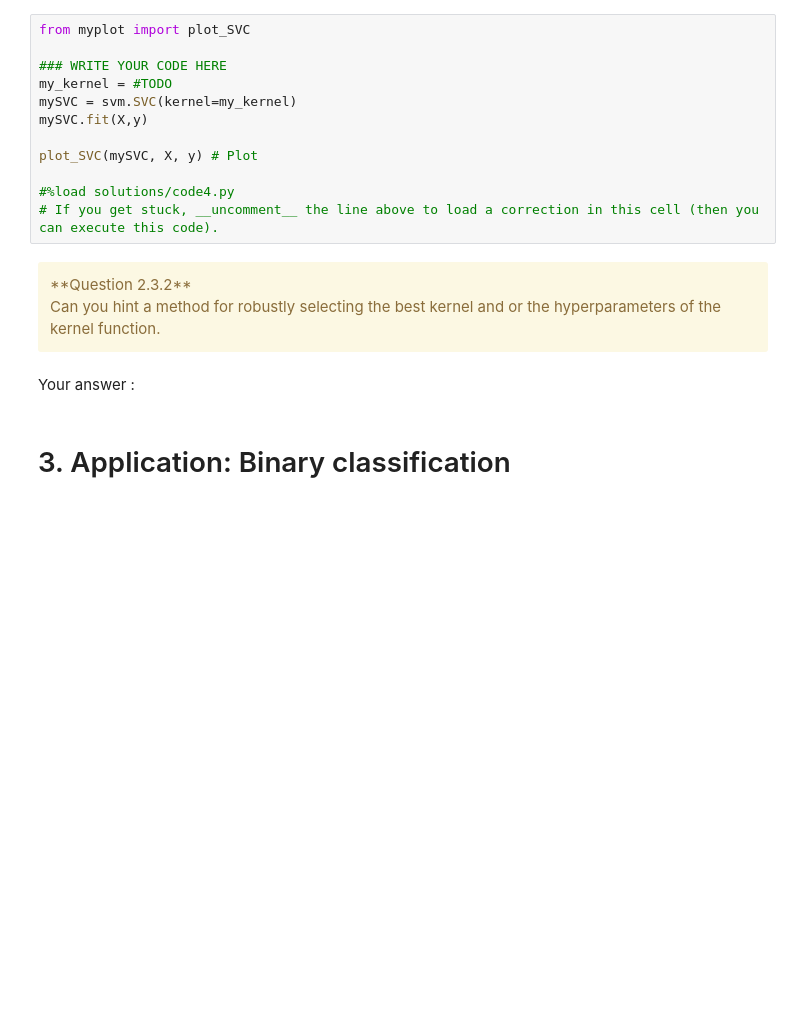
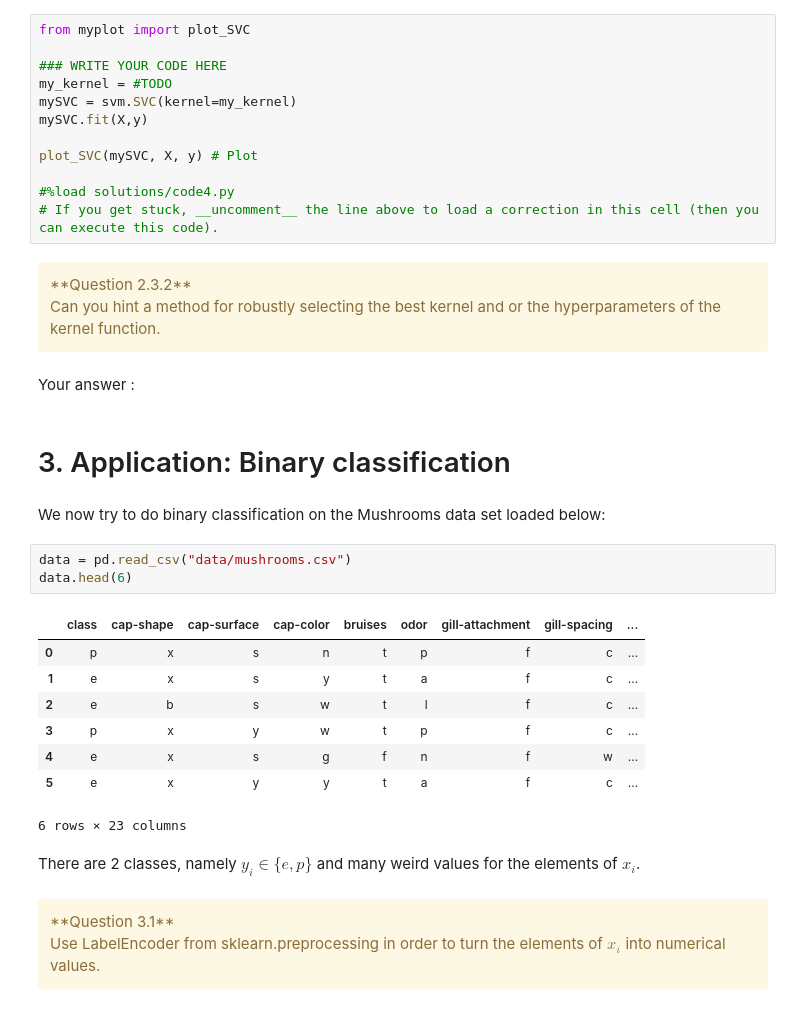
Before and after one commit to erwanlecarpentier/MLclass, a Jupyter notebook: Practice/SVMs/SVM.ipynb, the cells around one changed output. Cells and saved outputs as stored; diff of their text form; blank space fills up the shorter version.

```diff
--- a/Practice/SVMs/SVM.ipynb
+++ b/Practice/SVMs/SVM.ipynb
@@ -428,3 +428,23 @@ Can you hint a method for robustly selecting the best kernel and or the hyperpar
 Your answer :
 # %% [markdown]
 # <a id="sec3"></a> 3. Application: Binary classification
+# %% [markdown]
+We now try to do binary classification on the Mushrooms data set loaded below:
+# %%
+data = pd.read_csv("data/mushrooms.csv")
+data.head(6)
+# %% [output]
+|  | class | cap-shape | cap-surface | cap-color | bruises | odor | gill-attachment | gill-spacing | ... |
+| 0 | p | x | s | n | t | p | f | c | ... |
+| 1 | e | x | s | y | t | a | f | c | ... |
+| 2 | e | b | s | w | t | l | f | c | ... |
+| 3 | p | x | y | w | t | p | f | c | ... |
+| 4 | e | x | s | g | f | n | f | w | ... |
+| 5 | e | x | y | y | t | a | f | c | ... |
+6 rows × 23 columns
+# %% [markdown]
+There are 2 classes, namely $y_i \in \{ e, p \}$ and many weird values for the elements of $x_i$.<br>
+# %% [markdown]
+<div class="alert alert-warning">**Question 3.1**<br>
+Use LabelEncoder from sklearn.preprocessing in order to turn the elements of $x_i$ into numerical values.
+</div>
```
Also changed, not shown: parts of 6 cells of this notebook, 4 other files.
